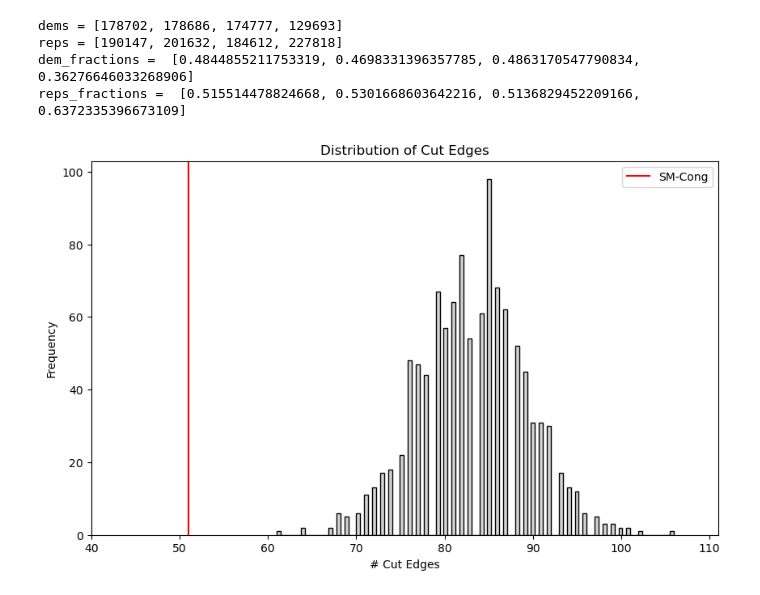
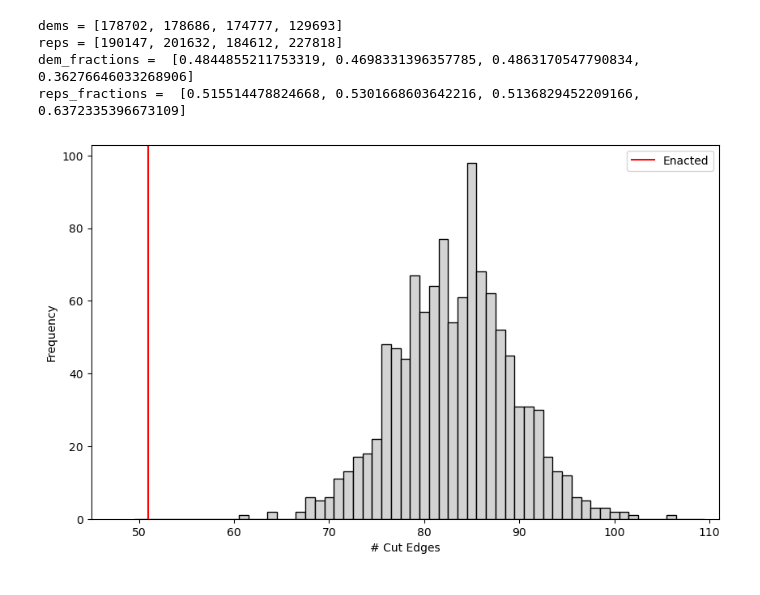
Before and after one commit to AustinLBuchanan/refuting_a_widespread_belief_about_county_splits, a Jupyter notebook: src/IA_plans_25_figures.ipynb, the cells around one changed output. Drawn from its saved outputs; the diff is of its cells as text; code cells hidden in the pictures.

```diff
--- a/src/IA_plans_25_figures.ipynb
+++ b/src/IA_plans_25_figures.ipynb
@@ -6,7 +5,7 @@ k = 4                  # the state has this number of districts
 deviation = 1          # use: L=ideal_population-deviation, U=ideal_population-deviation
 obj_type = 'cut_edges' # compactness objectives: cut_edges, perimeter, or polsby_popper
 # %%
-filepath = 'C:\\districting-data-2020-reprojection\\'
+filepath = '..\\dat\\'
 filename = state + '_county.json'
 
 from util import read_graph_from_json
@@ -297,7 +296,7 @@ def assign_counties_to_districts(precinct_assignments, precinct_geoids):
     return  district_counties
 # %%
 import pandas as pd
-df = pd.read_csv('precinct-data.csv')
+df = pd.read_csv(filepath+'IA_enacted.csv')
 precinct_assignments = dict(zip(df['GEOID20'], df['District']))
 precinct_geoids = list(precinct_assignments.keys())
 
@@ -345,32 +344,33 @@ ces_enacted = plan_objective(G, districts, obj_type='cut_edges')
 # %%
 import matplotlib.pyplot as plt
 import numpy as np
 
 #flattens ces into a single list
 ces_flat = [edge for plan in ces for edge in plan]
 
 plt.figure(figsize=(10, 6))
 
 # Create histogram
-plt.hist(ces_flat, bins=100, color='lightgray', edgecolor='black')
+#plt.hist(ces_flat, bins=100, color='lightgray', edgecolor='black')
+plt.hist(ces_flat, bins=[i for i in range(50,max(ces_flat)+5)], color='lightgray', edgecolor='black', align='left')
 
 # Add vertical lines
 #ensemble_mean = np.mean(ces_flat)
-sm_cong = ces_enacted
+cong = ces_enacted
 
 #plt.axvline(x=ensemble_mean, color='green', linestyle='-', label='Ensemble Mean')
-plt.axvline(x=sm_cong, color='red', linestyle='-', label='SM-Cong')
+plt.axvline(x=cong, color='red', linestyle='-', label='Enacted')
 
 # Customize the plot
-plt.title('Distribution of Cut Edges')
+#plt.title('Distribution of Cut Edges')
 plt.xlabel('# Cut Edges')
 plt.ylabel('Frequency')
 plt.legend()
 
 # Set x-axis range (adjust as needed based on your data)
-plt.xlim(40, max(ces_flat)+5)
+plt.xlim(45, max(ces_flat)+5)
 
 # Show the plot
 plt.show()
 # %% [output]
-[figure, old version]
+[figure, new version]
```
Also changed, not shown: parts of 6 cells of this notebook.
